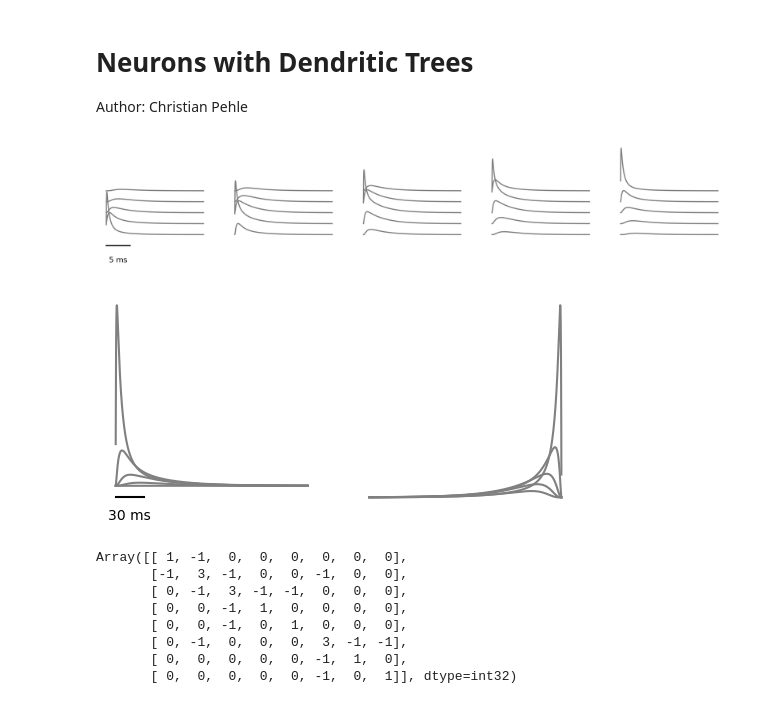
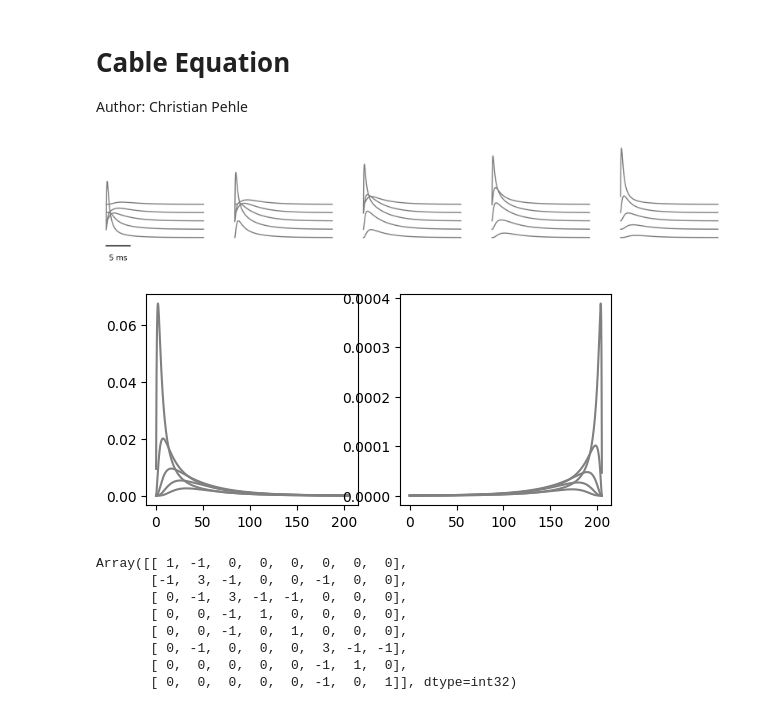
Before and after one commit to cpehle/njx, a Jupyter notebook: doc/notebooks/passive_cable.ipynb, the cells around one changed output. Drawn from its saved outputs; the diff is of its cells as text; code cells hidden in the pictures.

```diff
--- a/doc/notebooks/passive_cable.ipynb
+++ b/doc/notebooks/passive_cable.ipynb
@@ -1,5 +1,5 @@
 # %% [markdown]
-# Neurons with Dendritic Trees
+# Cable Equation
 Author: Christian Pehle
 # %%
 import jax.numpy as np
@@ -26,7 +26,7 @@ class MultiCompartmentNeuronModel(implicit.ImplicitExplicitODE):
     p: ArrayLike
 
     def explicit_terms(self, state):
-        return NeuronState(v=state.I, I=-20 * state.I)
+        return NeuronState(v=state.I, I=-10 * state.I)
 
     def implicit_terms(self, state):
         return NeuronState(
@@ -87,7 +87,7 @@ ax[0].text(2.5, -0.02, "5 ms", ha="center", va="top")
 
 plt.savefig("passive_cable.png", bbox_inches="tight")
 # %% [output]
-[figure, old version]
+[figure, new version]
 # %%
 import jax.numpy as jnp
 import numpy as onp
@@ -125,7 +125,7 @@ def input_integrator(stim):
     N = 5
     dt = 1e-2
     inner_steps = 1
-    outer_steps = 2000
+    outer_steps = 2048
     time = dt * inner_steps * (1 + np.arange(outer_steps))
     equation = MultiCompartmentNeuronModel(
         d=-2 * np.ones(N), u=np.ones(N - 1), p=np.arange(-1, N, 1)
@@ -141,7 +141,7 @@ def input_integrator(stim):
 T = 2048
 dt = 0.1
 stim = onp.zeros((T, 1))
-stim[0, 0] = 1.0 / dt  # add a delta pulse
+stim[0, 0] = 1.0
 time = dt * (1 + np.arange(T))
 
 stim = NeuronState(v=np.zeros((T, 5)), I=np.zeros((T, 5)))
@@ -151,27 +151,22 @@ out, grad = fn(stim)
 # %%
 fig, ax = plt.subplots(
     1,
     2,
     sharex=True,
     figsize=(3 * 2, 3 * 2),
     subplot_kw=dict(box_aspect=1),
 )
 
 for i in range(5):
     ax[1].plot(time, grad.I[:, i], color="grey")
-    ax[1].set_axis_off()
 
 for i in range(5):
-    ax[0].plot(time, actual_v[-1][:, i] * i, color="grey")
-    ax[0].set_axis_off()
-
-ax[0].plot([0, 30], [-0.01, -0.01], color="black")
-ax[0].text(15, -0.02, "30 ms", ha="center", va="top")
+    ax[0].plot(time, actual_v[-1][:, i], color="grey")
 
 
 plt.savefig("passive_cable.png", bbox_inches="tight")
 # %% [output]
-[figure, old version]
+[figure, new version]
 # %%
 a = np.array(
     [
```
Also changed, not shown: parts of 3 cells of this notebook, 47 other files.
